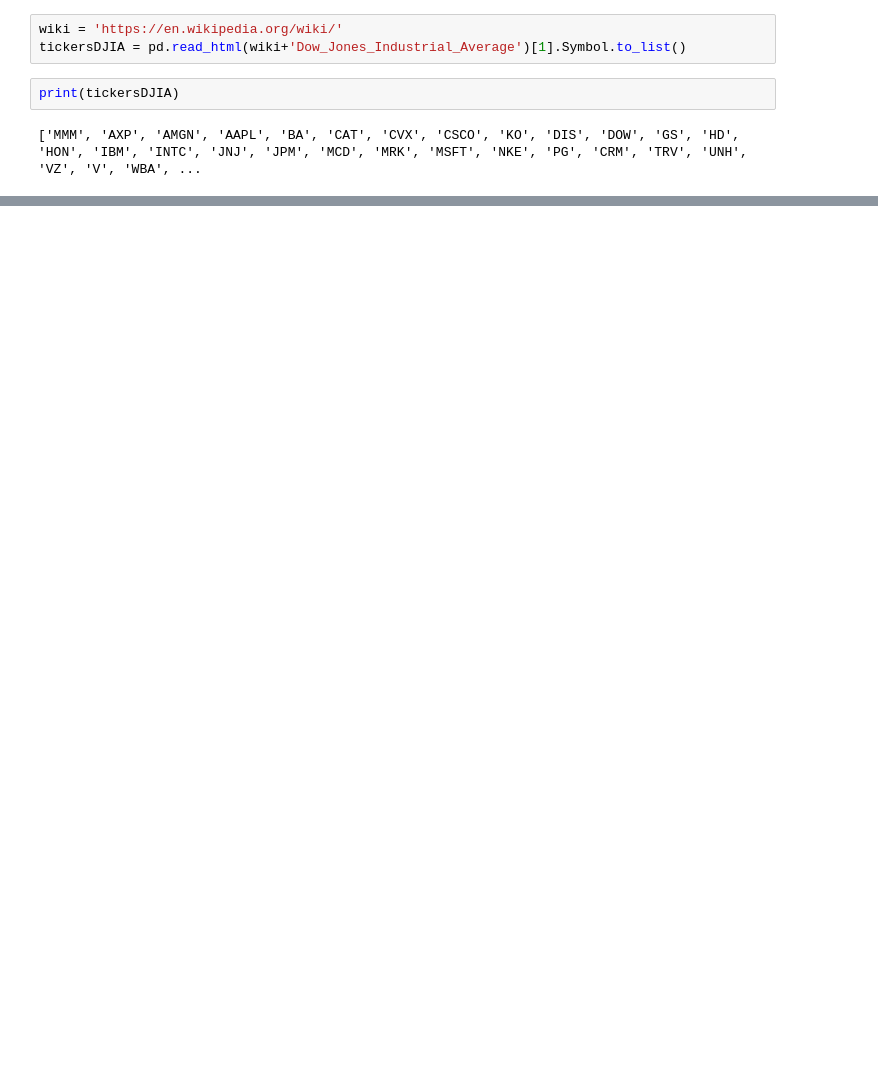
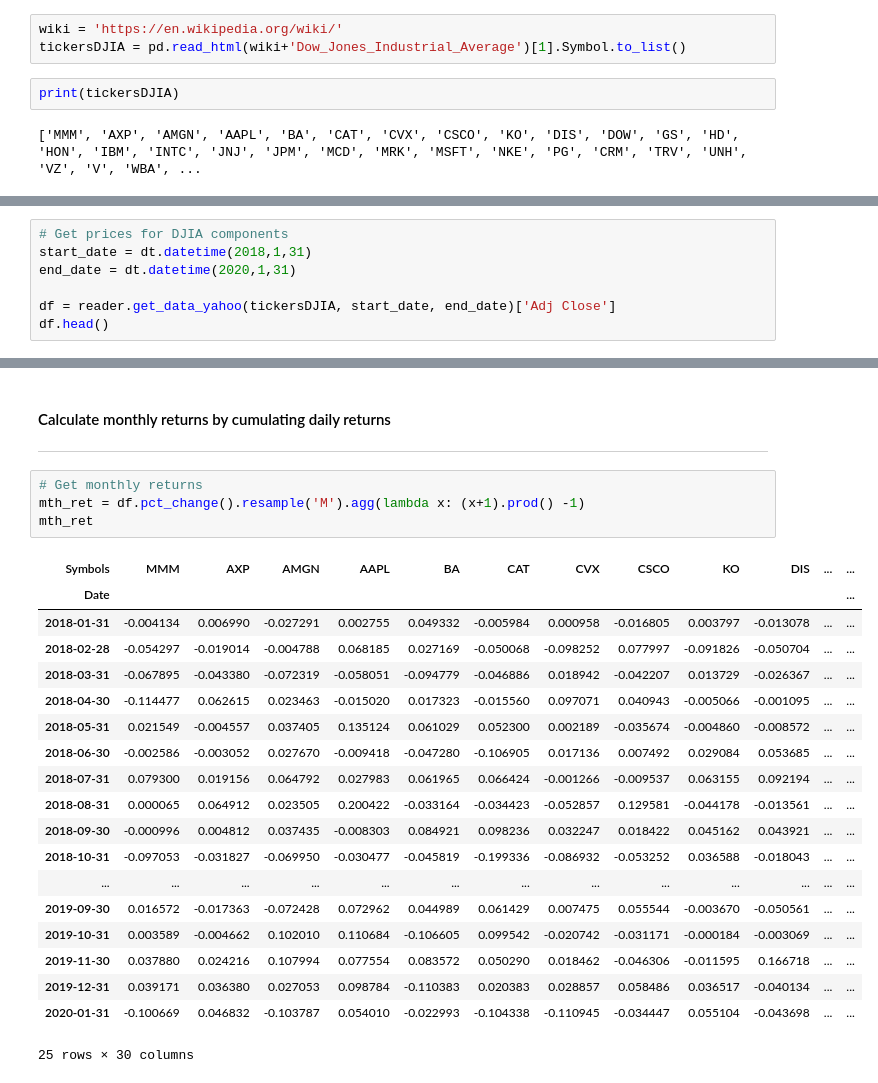
Before and after one commit to factorwonk/quantcryptobasic, a Jupyter notebook: 04_crypto_momentum_strat.ipynb, the cells around one changed output, grey strips where cells are left out. Cells and saved outputs as stored; diff of their text form; blank space fills up the shorter version.

```diff
--- a/04_crypto_momentum_strat.ipynb
+++ b/04_crypto_momentum_strat.ipynb
@@ -65,0 +18,7 @@ Date
+# %%
+# Get prices for DJIA components
+start_date = dt.datetime(2018,1,31)
+end_date = dt.datetime(2020,1,31)
+
+df = reader.get_data_yahoo(tickersDJIA, start_date, end_date)['Adj Close']
+df.head()
@@ -65,0 +34,27 @@ Date
+# %% [markdown]
+#### Calculate monthly returns by cumulating daily returns
+---
+# %%
+# Get monthly returns
+mth_ret = df.pct_change().resample('M').agg(lambda x: (x+1).prod() -1)
+mth_ret
+# %% [output]
+| Symbols | MMM | AXP | AMGN | AAPL | BA | CAT | CVX | CSCO | KO | DIS | ... | ... |
+| Date |  |  |  |  |  |  |  |  |  |  |  | ... |
+| 2018-01-31 | -0.004134 | 0.006990 | -0.027291 | 0.002755 | 0.049332 | -0.005984 | 0.000958 | -0.016805 | 0.003797 | -0.013078 | ... | ... |
+| 2018-02-28 | -0.054297 | -0.019014 | -0.004788 | 0.068185 | 0.027169 | -0.050068 | -0.098252 | 0.077997 | -0.091826 | -0.050704 | ... | ... |
+| 2018-03-31 | -0.067895 | -0.043380 | -0.072319 | -0.058051 | -0.094779 | -0.046886 | 0.018942 | -0.042207 | 0.013729 | -0.026367 | ... | ... |
+| 2018-04-30 | -0.114477 | 0.062615 | 0.023463 | -0.015020 | 0.017323 | -0.015560 | 0.097071 | 0.040943 | -0.005066 | -0.001095 | ... | ... |
+| 2018-05-31 | 0.021549 | -0.004557 | 0.037405 | 0.135124 | 0.061029 | 0.052300 | 0.002189 | -0.035674 | -0.004860 | -0.008572 | ... | ... |
+| 2018-06-30 | -0.002586 | -0.003052 | 0.027670 | -0.009418 | -0.047280 | -0.106905 | 0.017136 | 0.007492 | 0.029084 | 0.053685 | ... | ... |
+| 2018-07-31 | 0.079300 | 0.019156 | 0.064792 | 0.027983 | 0.061965 | 0.066424 | -0.001266 | -0.009537 | 0.063155 | 0.092194 | ... | ... |
+| 2018-08-31 | 0.000065 | 0.064912 | 0.023505 | 0.200422 | -0.033164 | -0.034423 | -0.052857 | 0.129581 | -0.044178 | -0.013561 | ... | ... |
+| 2018-09-30 | -0.000996 | 0.004812 | 0.037435 | -0.008303 | 0.084921 | 0.098236 | 0.032247 | 0.018422 | 0.045162 | 0.043921 | ... | ... |
+| 2018-10-31 | -0.097053 | -0.031827 | -0.069950 | -0.030477 | -0.045819 | -0.199336 | -0.086932 | -0.053252 | 0.036588 | -0.018043 | ... | ... |
+| ... | ... | ... | ... | ... | ... | ... | ... | ... | ... | ... | ... | ... |
+| 2019-09-30 | 0.016572 | -0.017363 | -0.072428 | 0.072962 | 0.044989 | 0.061429 | 0.007475 | 0.055544 | -0.003670 | -0.050561 | ... | ... |
+| 2019-10-31 | 0.003589 | -0.004662 | 0.102010 | 0.110684 | -0.106605 | 0.099542 | -0.020742 | -0.031171 | -0.000184 | -0.003069 | ... | ... |
+| 2019-11-30 | 0.037880 | 0.024216 | 0.107994 | 0.077554 | 0.083572 | 0.050290 | 0.018462 | -0.046306 | -0.011595 | 0.166718 | ... | ... |
+| 2019-12-31 | 0.039171 | 0.036380 | 0.027053 | 0.098784 | -0.110383 | 0.020383 | 0.028857 | 0.058486 | 0.036517 | -0.040134 | ... | ... |
+| 2020-01-31 | -0.100669 | 0.046832 | -0.103787 | 0.054010 | -0.022993 | -0.104338 | -0.110945 | -0.034447 | 0.055104 | -0.043698 | ... | ... |
+25 rows × 30 columns
```
Also changed, not shown: parts of 20 cells of this notebook, 1 other file.
